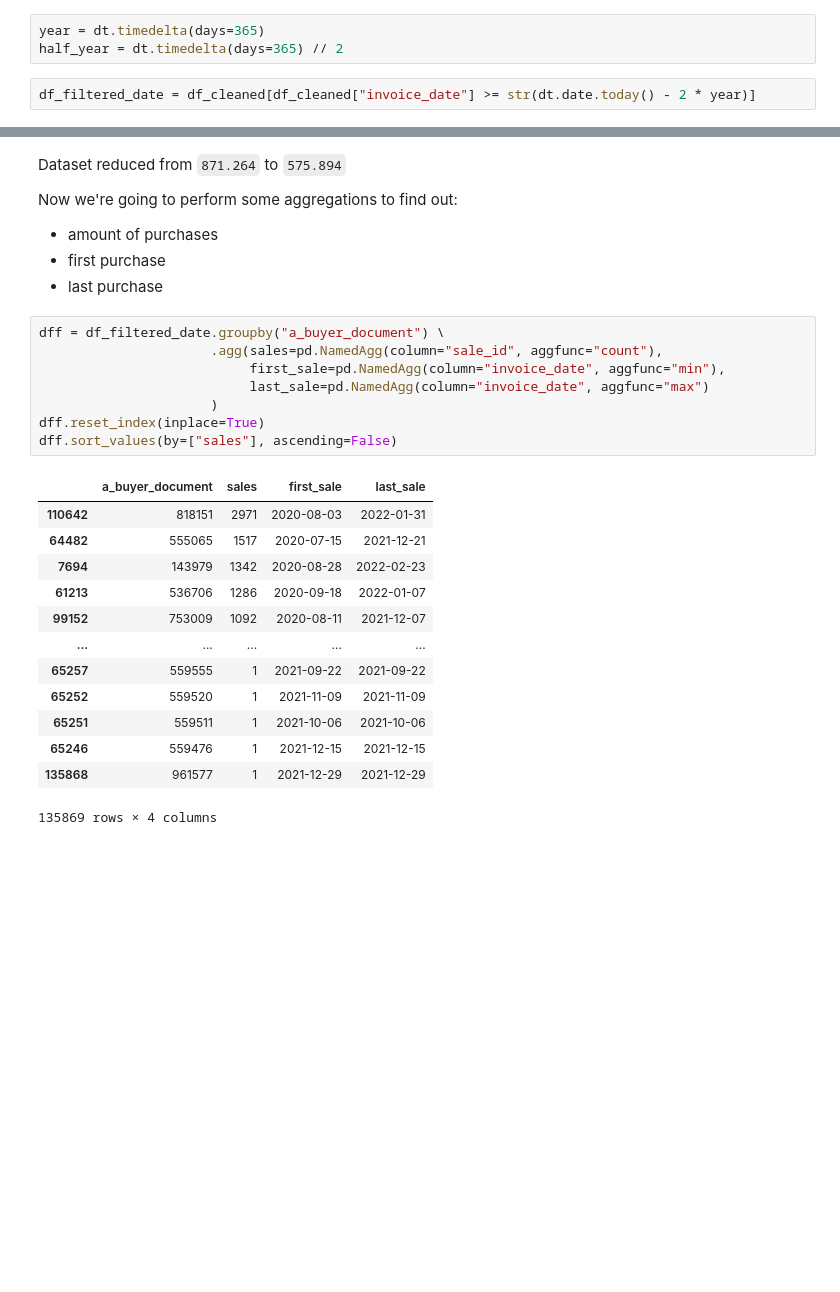
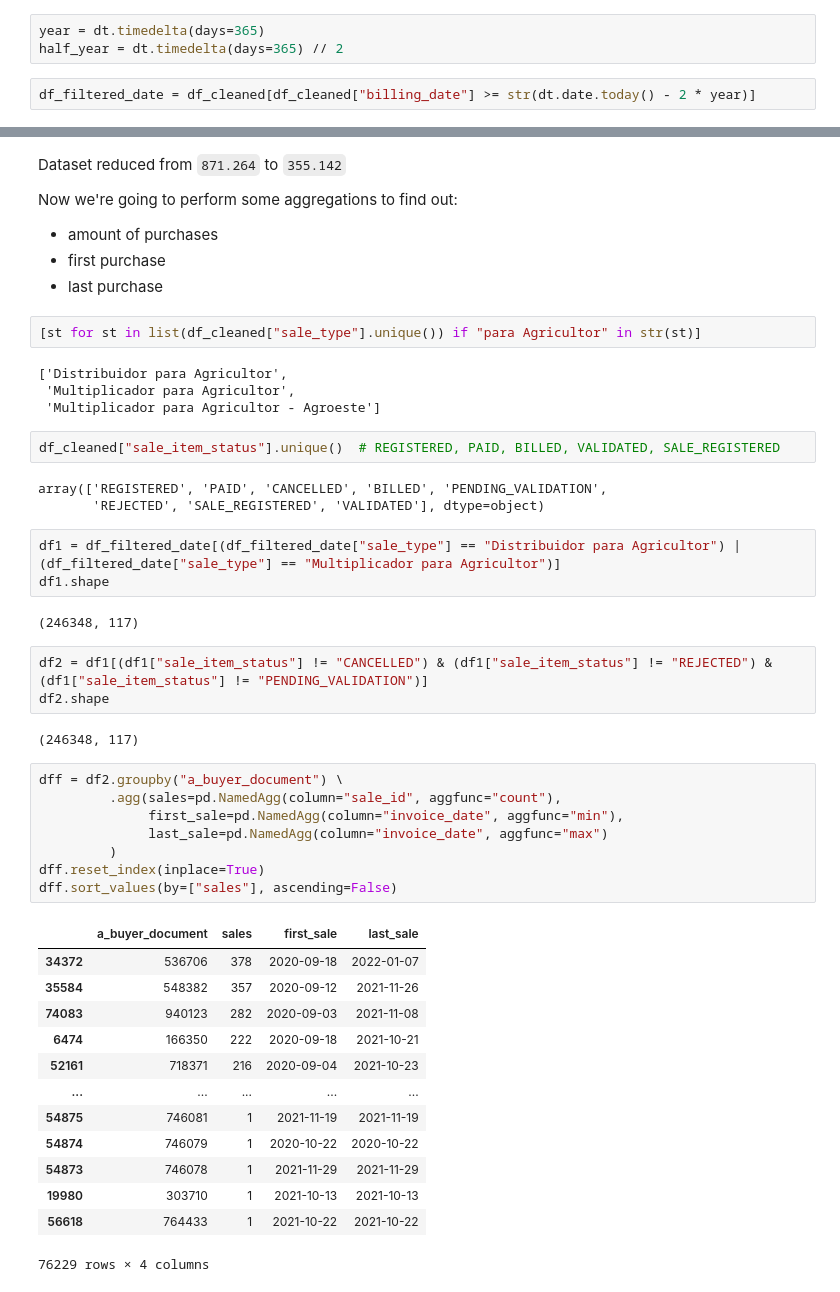
Before and after one commit to jpedrojpedro/maxxidata-jupyter, a Jupyter notebook: notebooks/exemplo-csv.ipynb, the cells around one changed output, grey strips where cells are left out. Cells and saved outputs as stored; diff of their text form; blank space fills up the shorter version.

```diff
--- a/notebooks/exemplo-csv.ipynb
+++ b/notebooks/exemplo-csv.ipynb
@@ -271,7 +238,7 @@ analysis_per_column(df_cleaned, "a_buyer_document")
 year = dt.timedelta(days=365)
 half_year = dt.timedelta(days=365) // 2
 # %%
-df_filtered_date = df_cleaned[df_cleaned["invoice_date"] >= str(dt.date.today() - 2 * year)]
+df_filtered_date = df_cleaned[df_cleaned["billing_date"] >= str(dt.date.today() - 2 * year)]
 # %%
 df_filtered_date.shape
 # %% [output]
@@ -279,29 +246,50 @@ df_filtered_date.shape
 # %% [markdown]
-Dataset reduced from `871.264` to `575.894`
+Dataset reduced from `871.264` to `355.142`
 
 Now we're going to perform some aggregations to find out:
 - amount of purchases
 - first purchase
 - last purchase
+# %%
+[st for st in list(df_cleaned["sale_type"].unique()) if "para Agricultor" in str(st)]
+# %% [output]
+['Distribuidor para Agricultor',
+ 'Multiplicador para Agricultor',
+ 'Multiplicador para Agricultor - Agroeste']
+# %%
+df_cleaned["sale_item_status"].unique()  # REGISTERED, PAID, BILLED, VALIDATED, SALE_REGISTERED
+# %% [output]
+array(['REGISTERED', 'PAID', 'CANCELLED', 'BILLED', 'PENDING_VALIDATION',
+       'REJECTED', 'SALE_REGISTERED', 'VALIDATED'], dtype=object)
+# %%
+df1 = df_filtered_date[(df_filtered_date["sale_type"] == "Distribuidor para Agricultor") | (df_filtered_date["sale_type"] == "Multiplicador para Agricultor")]
+df1.shape
+# %% [output]
+(246348, 117)
+# %%
+df2 = df1[(df1["sale_item_status"] != "CANCELLED") & (df1["sale_item_status"] != "REJECTED") & (df1["sale_item_status"] != "PENDING_VALIDATION")]
+df2.shape
+# %% [output]
+(246348, 117)
 # %%
-dff = df_filtered_date.groupby("a_buyer_document") \
-                      .agg(sales=pd.NamedAgg(column="sale_id", aggfunc="count"),
-                           first_sale=pd.NamedAgg(column="invoice_date", aggfunc="min"),
-                           last_sale=pd.NamedAgg(column="invoice_date", aggfunc="max")
-                      )
+dff = df2.groupby("a_buyer_document") \
+         .agg(sales=pd.NamedAgg(column="sale_id", aggfunc="count"),
+              first_sale=pd.NamedAgg(column="invoice_date", aggfunc="min"),
+              last_sale=pd.NamedAgg(column="invoice_date", aggfunc="max")
+         )
 dff.reset_index(inplace=True)
 dff.sort_values(by=["sales"], ascending=False)
 # %% [output]
 |  | a_buyer_document | sales | first_sale | last_sale |
-| 110642 | 818151 | 2971 | 2020-08-03 | 2022-01-31 |
-| 64482 | 555065 | 1517 | 2020-07-15 | 2021-12-21 |
-| 7694 | 143979 | 1342 | 2020-08-28 | 2022-02-23 |
-| 61213 | 536706 | 1286 | 2020-09-18 | 2022-01-07 |
-| 99152 | 753009 | 1092 | 2020-08-11 | 2021-12-07 |
+| 34372 | 536706 | 378 | 2020-09-18 | 2022-01-07 |
+| 35584 | 548382 | 357 | 2020-09-12 | 2021-11-26 |
+| 74083 | 940123 | 282 | 2020-09-03 | 2021-11-08 |
+| 6474 | 166350 | 222 | 2020-09-18 | 2021-10-21 |
+| 52161 | 718371 | 216 | 2020-09-04 | 2021-10-23 |
 | ... | ... | ... | ... | ... |
-| 65257 | 559555 | 1 | 2021-09-22 | 2021-09-22 |
-| 65252 | 559520 | 1 | 2021-11-09 | 2021-11-09 |
-| 65251 | 559511 | 1 | 2021-10-06 | 2021-10-06 |
-| 65246 | 559476 | 1 | 2021-12-15 | 2021-12-15 |
-| 135868 | 961577 | 1 | 2021-12-29 | 2021-12-29 |
+| 54875 | 746081 | 1 | 2021-11-19 | 2021-11-19 |
+| 54874 | 746079 | 1 | 2020-10-22 | 2020-10-22 |
+| 54873 | 746078 | 1 | 2021-11-29 | 2021-11-29 |
+| 19980 | 303710 | 1 | 2021-10-13 | 2021-10-13 |
+| 56618 | 764433 | 1 | 2021-10-22 | 2021-10-22 |
-135869 rows × 4 columns
+76229 rows × 4 columns
```
Also changed, not shown: parts of 16 cells of this notebook.
